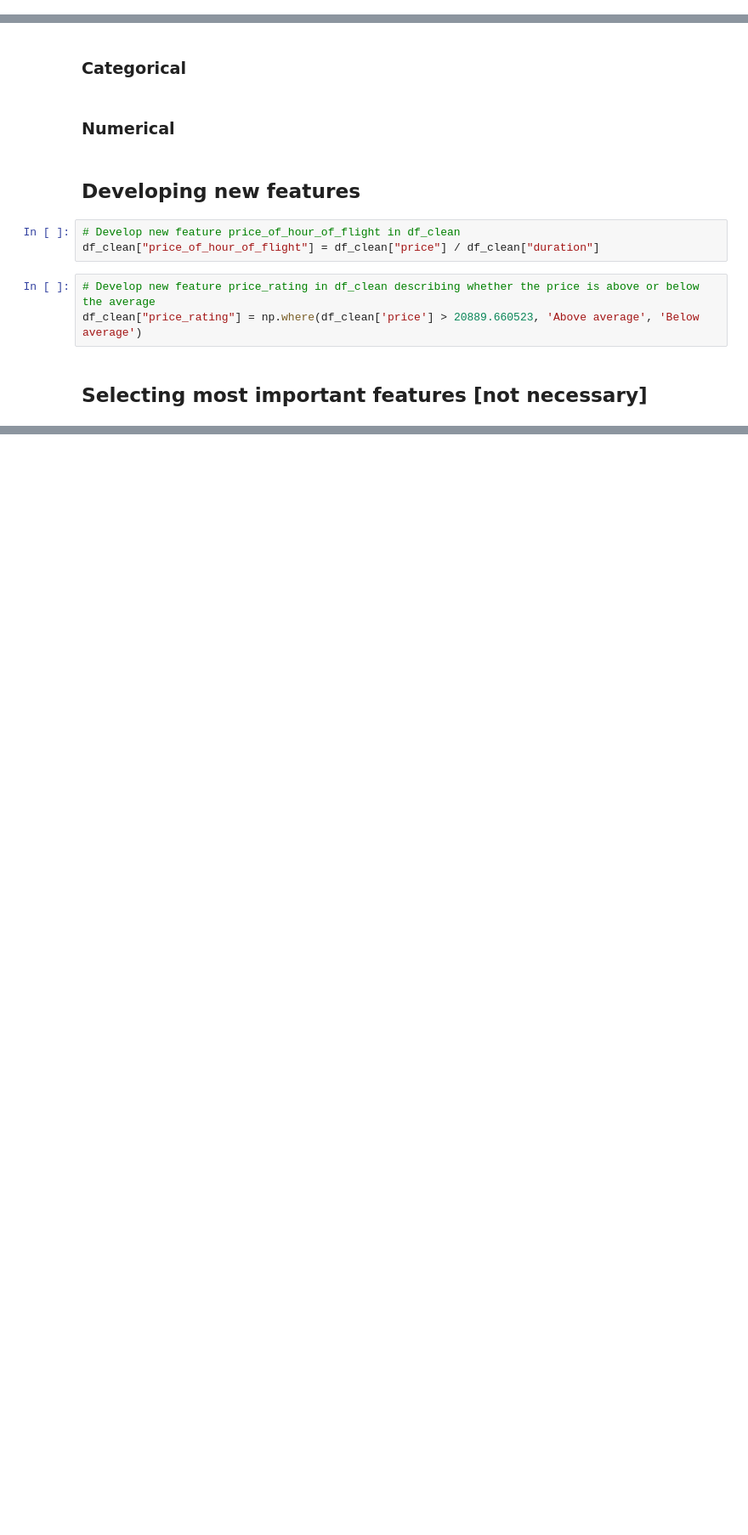
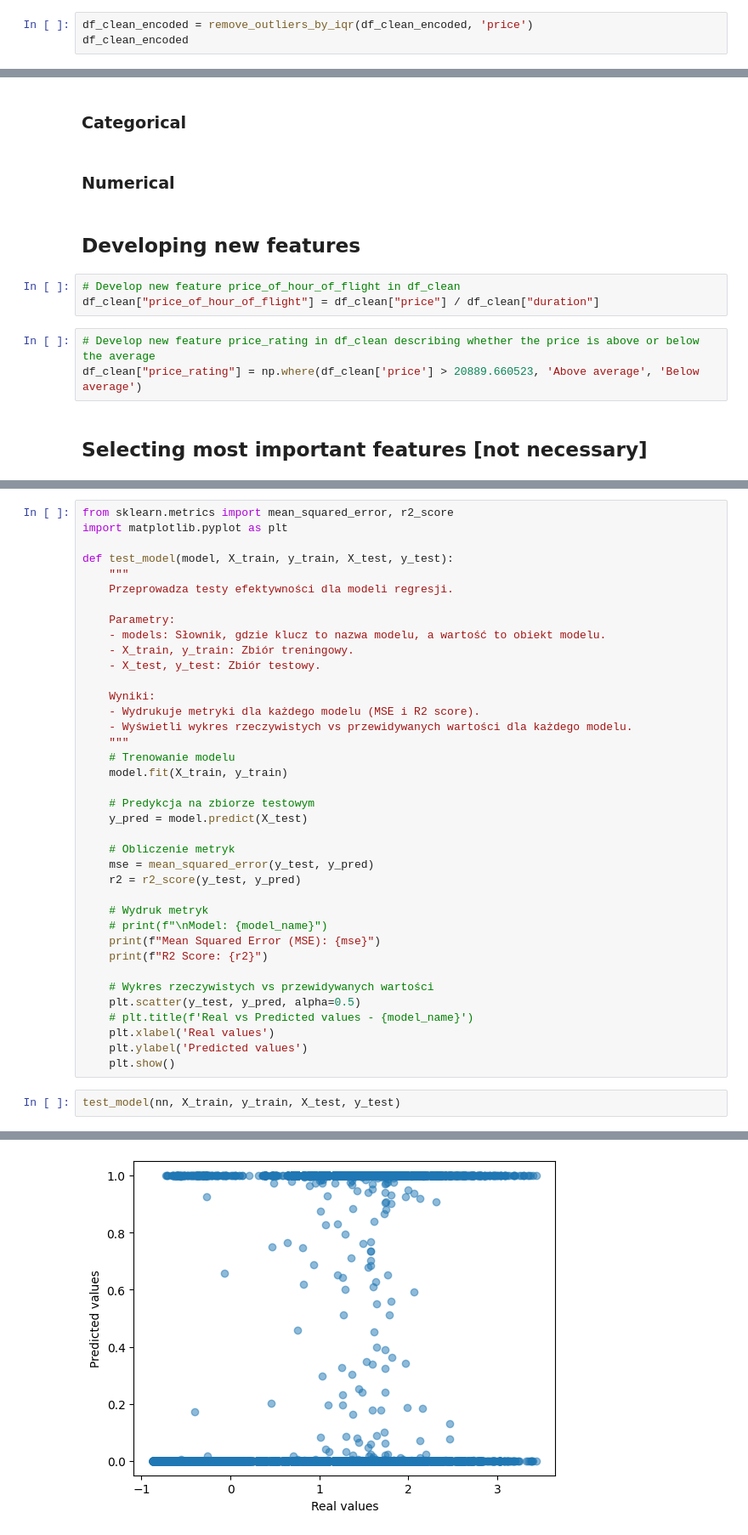
Before and after one commit to Pyame/Flight-Price-Prediction, a Jupyter notebook: main.ipynb, the cells around one changed output, grey strips where cells are left out. Shown at 85% size. Cells and saved outputs as stored; diff of their text form; blank space fills up the shorter version.

Commit message:
models and test implementation

```diff
--- a/main.ipynb
+++ b/main.ipynb
@@ -1008,0 +999,3 @@ df_clean_without_outliers
+# %%
+df_clean_encoded = remove_outliers_by_iqr(df_clean_encoded, 'price')
+df_clean_encoded
@@ -1121,0 +1198,41 @@ df_clean["price_rating"] = np.where(df_clean['price'] > 20889.660523, 'Above ave
+# %%
+from sklearn.metrics import mean_squared_error, r2_score
+import matplotlib.pyplot as plt
+
+def test_model(model, X_train, y_train, X_test, y_test):
+    """
+    Przeprowadza testy efektywności dla modeli regresji.
+
+    Parametry:
+    - models: Słownik, gdzie klucz to nazwa modelu, a wartość to obiekt modelu.
+    - X_train, y_train: Zbiór treningowy.
+    - X_test, y_test: Zbiór testowy.
+
+    Wyniki:
+    - Wydrukuje metryki dla każdego modelu (MSE i R2 score).
+    - Wyświetli wykres rzeczywistych vs przewidywanych wartości dla każdego modelu.
+    """
+    # Trenowanie modelu
+    model.fit(X_train, y_train)
+
+    # Predykcja na zbiorze testowym
+    y_pred = model.predict(X_test)
+
+    # Obliczenie metryk
+    mse = mean_squared_error(y_test, y_pred)
+    r2 = r2_score(y_test, y_pred)
+
+    # Wydruk metryk
+    # print(f"\nModel: {model_name}")
+    print(f"Mean Squared Error (MSE): {mse}")
+    print(f"R2 Score: {r2}")
+
+    # Wykres rzeczywistych vs przewidywanych wartości
+    plt.scatter(y_test, y_pred, alpha=0.5)
+    # plt.title(f'Real vs Predicted values - {model_name}')
+    plt.xlabel('Real values')
+    plt.ylabel('Predicted values')
+    plt.show()
+# %%
+test_model(nn, X_train, y_train, X_test, y_test)
+# %% [output]
@@ -1121,0 +1247 @@ df_clean["price_rating"] = np.where(df_clean['price'] > 20889.660523, 'Above ave
+[figure, added]
```
Also changed, not shown: parts of 27 cells of this notebook.
